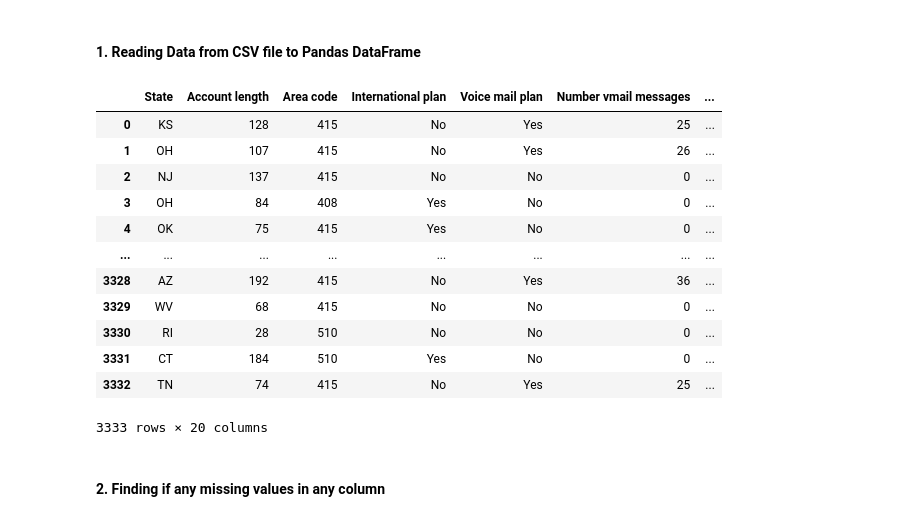
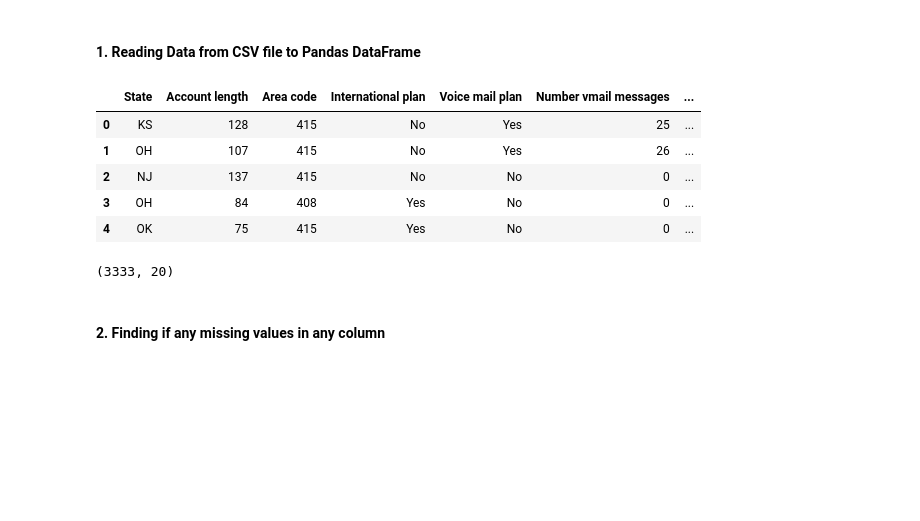
Before and after one commit to codes-by-vamshi/EDA-TelecomChurn, a Jupyter notebook: Telecom Churn - Sai Krishna Vamshi Devarasetty.ipynb, the cells around one changed output. Drawn from its saved outputs; the diff is of its cells as text; code cells hidden in the pictures; blank space fills up the shorter version.

```diff
--- a/Telecom Churn - Sai Krishna Vamshi Devarasetty.ipynb
+++ b/Telecom Churn - Sai Krishna Vamshi Devarasetty.ipynb
@@ -15,21 +15,19 @@ sns.set()
 #### 1. Reading Data from CSV file to Pandas DataFrame
 # %%
 TelecomChurnDF = pd.read_csv('./Telecom-Churn.csv')
-TelecomChurnDF
+TelecomChurnDF.head()
 # %% [output]
 |  | State | Account length | Area code | International plan | Voice mail plan | Number vmail messages | ... |
 | 0 | KS | 128 | 415 | No | Yes | 25 | ... |
 | 1 | OH | 107 | 415 | No | Yes | 26 | ... |
 | 2 | NJ | 137 | 415 | No | No | 0 | ... |
 | 3 | OH | 84 | 408 | Yes | No | 0 | ... |
 | 4 | OK | 75 | 415 | Yes | No | 0 | ... |
-| ... | ... | ... | ... | ... | ... | ... | ... |
-| 3328 | AZ | 192 | 415 | No | Yes | 36 | ... |
-| 3329 | WV | 68 | 415 | No | No | 0 | ... |
-| 3330 | RI | 28 | 510 | No | No | 0 | ... |
-| 3331 | CT | 184 | 510 | Yes | No | 0 | ... |
-| 3332 | TN | 74 | 415 | No | Yes | 25 | ... |
-3333 rows × 20 columns
+# %%
+# Shape  of  the  dataset
+TelecomChurnDF.shape
+# %% [output]
+(3333, 20)
 # %% [markdown]
 #### 2. Finding if any missing values in any column
 # %%
```
Also changed, not shown: parts of 8 cells of this notebook, 4 other files.
